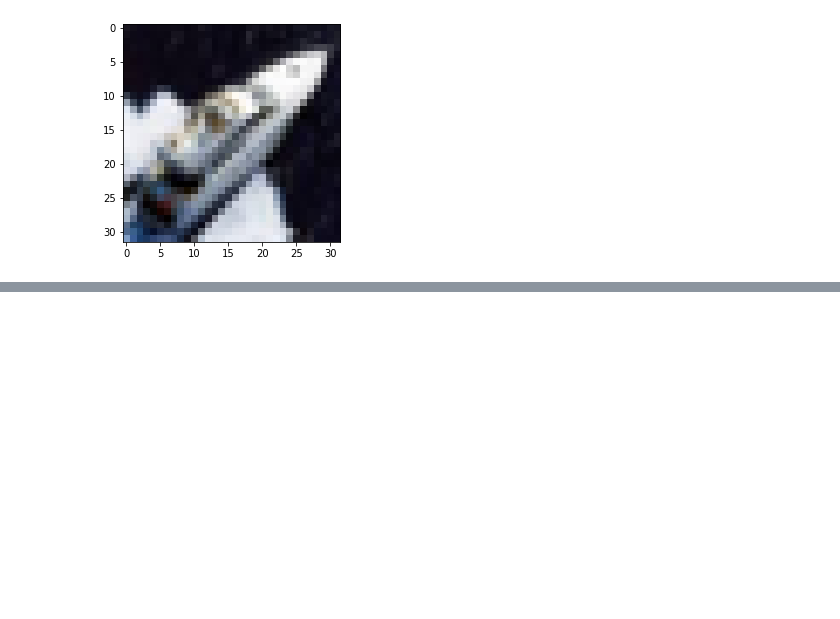
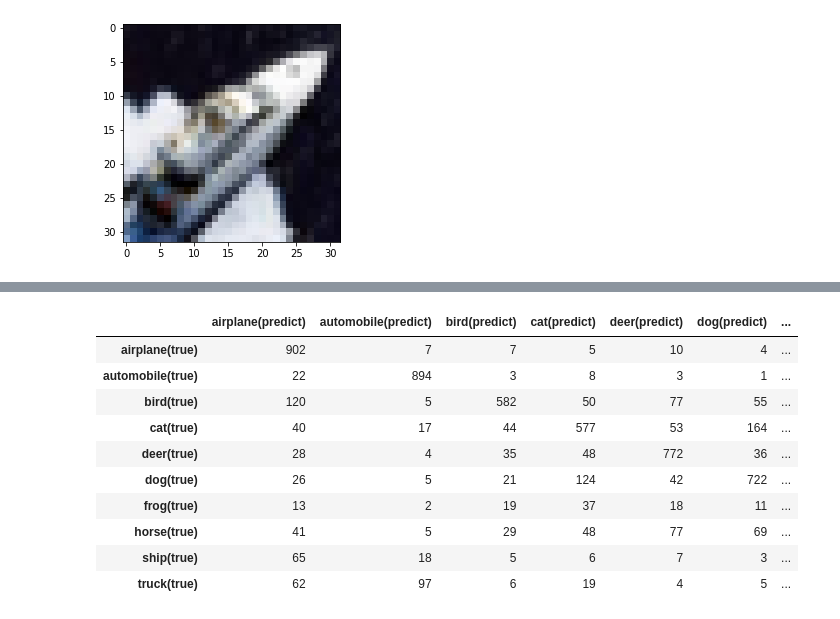
Before and after one commit to Elwing-Chou/tibaml0826, a Jupyter notebook: cnn.ipynb, the cells around one changed output, grey strips where cells are left out. Saved outputs shown, nothing was run; the diff lists cells and outputs as text; code cells hidden in the pictures; blank space fills up the shorter version.

```diff
--- a/cnn.ipynb
+++ b/cnn.ipynb
@@ -172,0 +207,21 @@ Epoch 1/50
+# %%
+import pandas as pd
+from sklearn.metrics import confusion_matrix
+pre = model.predict(x_test_norm).argmax(axis=1)
+# y注意一下: tensorflow裡:y_train_cat 出了tensorflow:帶原本y_train
+mat = confusion_matrix(y_test, pre)
+pd.DataFrame(mat,
+      columns=["{}(predict)".format(trans[i]) for i in range(10)],
+      index=["{}(true)".format(trans[i]) for i in range(10)])
+# %% [output]
+|  | airplane(predict) | automobile(predict) | bird(predict) | cat(predict) | deer(predict) | dog(predict) | ... |
+| airplane(true) | 902 | 7 | 7 | 5 | 10 | 4 | ... |
+| automobile(true) | 22 | 894 | 3 | 8 | 3 | 1 | ... |
+| bird(true) | 120 | 5 | 582 | 50 | 77 | 55 | ... |
+| cat(true) | 40 | 17 | 44 | 577 | 53 | 164 | ... |
+| deer(true) | 28 | 4 | 35 | 48 | 772 | 36 | ... |
+| dog(true) | 26 | 5 | 21 | 124 | 42 | 722 | ... |
+| frog(true) | 13 | 2 | 19 | 37 | 18 | 11 | ... |
+| horse(true) | 41 | 5 | 29 | 48 | 77 | 69 | ... |
+| ship(true) | 65 | 18 | 5 | 6 | 7 | 3 | ... |
+| truck(true) | 62 | 97 | 6 | 19 | 4 | 5 | ... |
```
Also changed, not shown: parts of 7 cells of this notebook.
